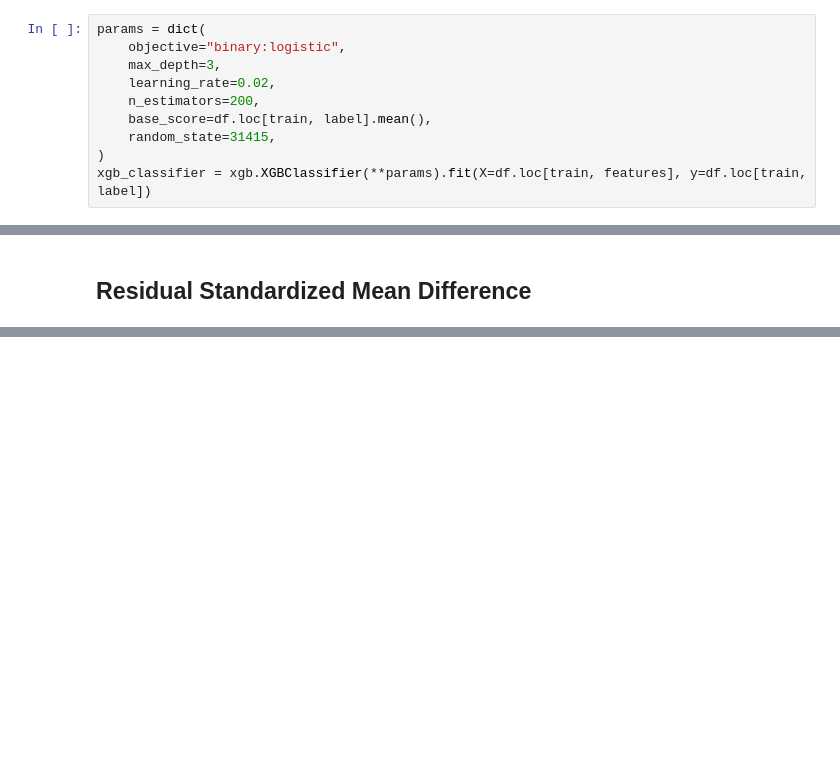
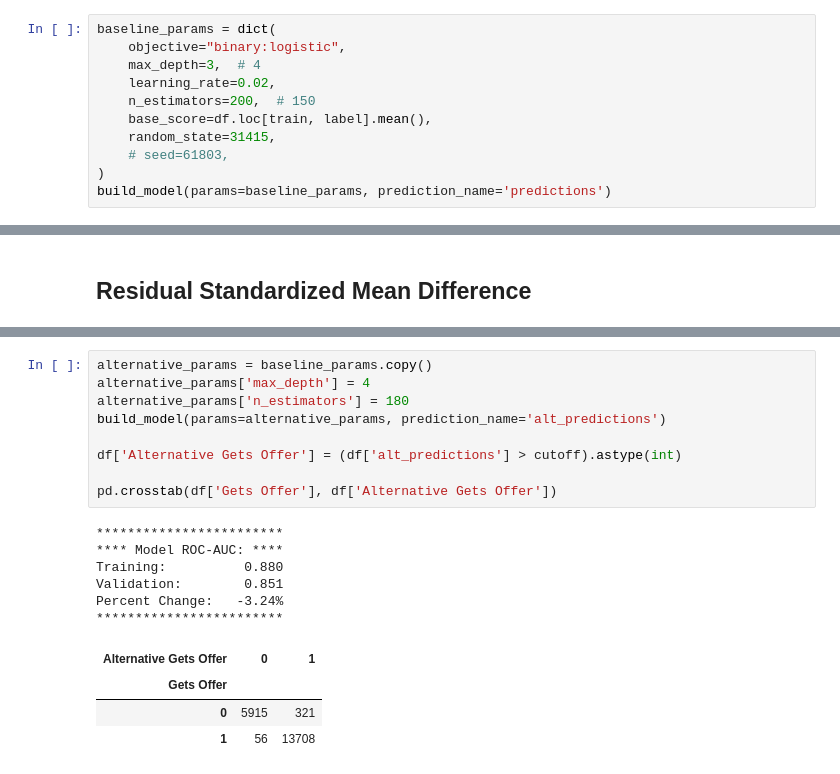
Before and after one commit to nickpschmidt/public_talks, a Jupyter notebook: 20221111 - Big Data and Intelligent Analytics - Northeastern/ML Fairness - HMDA Example.ipynb, the cells around one changed output, grey strips where cells are left out. Cells and saved outputs as stored; diff of their text form; blank space fills up the shorter version.

```diff
--- a/20221111 - Big Data and Intelligent Analytics - Northeastern/ML Fairness - HMDA Example.ipynb
+++ b/20221111 - Big Data and Intelligent Analytics - Northeastern/ML Fairness - HMDA Example.ipynb
@@ -42,10 +76,11 @@ pd.crosstab(df[label], df['train'])
 # %%
-params = dict(
+baseline_params = dict(
     objective="binary:logistic",
-    max_depth=3,
+    max_depth=3,  # 4
     learning_rate=0.02,
-    n_estimators=200,
+    n_estimators=200,  # 150
     base_score=df.loc[train, label].mean(),
     random_state=31415,
+    # seed=61803,
 )
-xgb_classifier = xgb.XGBClassifier(**params).fit(X=df.loc[train, features], y=df.loc[train, label])
+build_model(params=baseline_params, prediction_name='predictions')
@@ -127,0 +212,20 @@ sd.ui.show(rsmd.summary_table)
+# %%
+alternative_params = baseline_params.copy()
+alternative_params['max_depth'] = 4
+alternative_params['n_estimators'] = 180
+build_model(params=alternative_params, prediction_name='alt_predictions')
+
+df['Alternative Gets Offer'] = (df['alt_predictions'] > cutoff).astype(int)
+
+pd.crosstab(df['Gets Offer'], df['Alternative Gets Offer'])
+# %% [output]
+************************
+**** Model ROC-AUC: ****
+Training:          0.880
+Validation:        0.851
+Percent Change:   -3.24%
+************************
+| Alternative Gets Offer | 0 | 1 |
+| Gets Offer |  |  |
+| 0 | 5915 | 321 |
+| 1 | 56 | 13708 |
```
Also changed, not shown: parts of 11 cells of this notebook, 1 other file.
